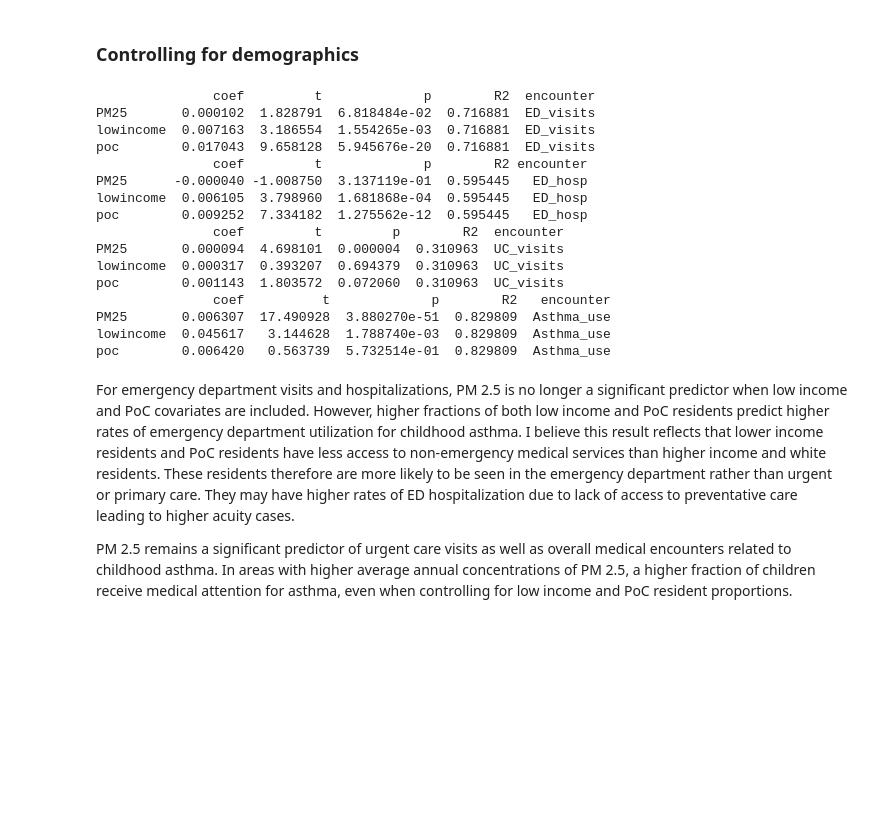
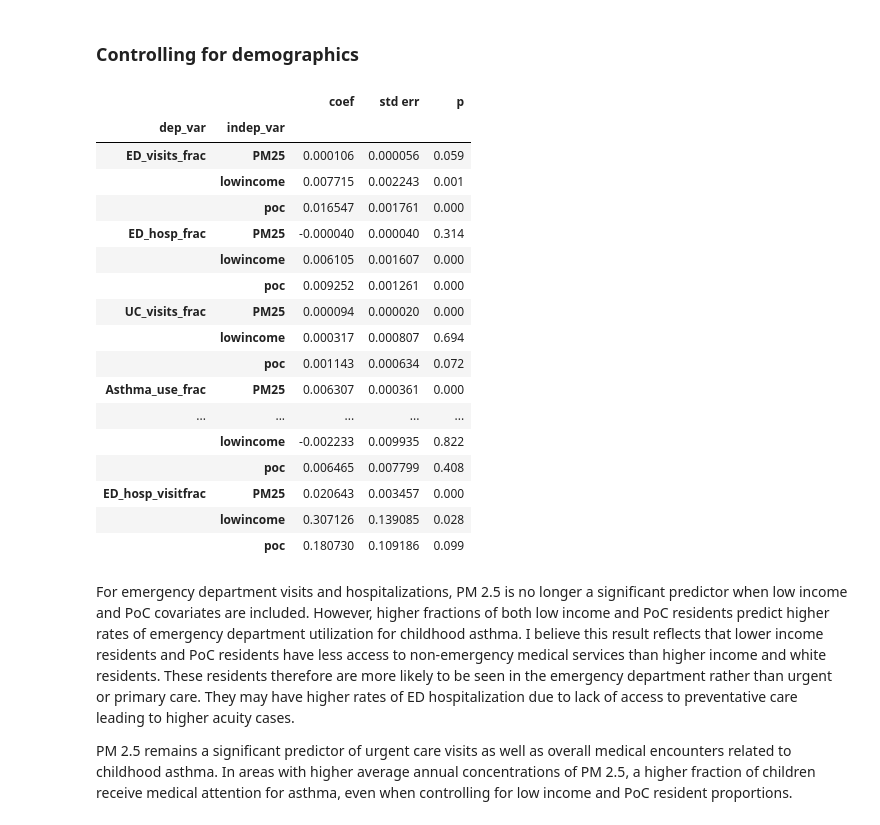
Before and after one commit to eli-goodfriend/air_brain, a Jupyter notebook: notebooks/WIP Asthma vs PM25.ipynb, the cells around one changed output. Cells and saved outputs as stored; diff of their text form; code cells hidden in the pictures; blank space fills up the shorter version.

```diff
--- a/notebooks/WIP Asthma vs PM25.ipynb
+++ b/notebooks/WIP Asthma vs PM25.ipynb
@@ -185,12 +215,3 @@ df_rmout.plot(x="PM25", y="Asthma_use_frac", kind="scatter")
 [figure]
 # %% [markdown]
 ### Without controlling for demographics
-# %%
-# linear regression, predicting asthma encounter fraction using average PM 2.5 concentration as sole predictor
-results = dict()
-for col in ["ED_visits", "ED_hosp", "UC_visits", "Asthma_use"]:
-    mod = sm.OLS(df["{}_frac".format(col)], df[["PM25"]])
-    res = mod.fit()
-    results[col] = {"coef": res.params.iloc[0], "t": res.tvalues.iloc[0], "p": res.pvalues.iloc[0], "R2": res.rsquared}
-res_df = pd.DataFrame(results).transpose()
-res_df
@@ -202,0 +218,8 @@ res_df
+# %%
+# linear regression, predicting asthma encounter fraction using average PM 2.5 concentration as sole predictor
+ols_res = dict()
+for col in dep_vars:
+    mod = sm.OLS(df[col], df[["PM25"]])
+    res = mod.fit()
+    ols_res[col] = res
+ols2df(ols_res)[["coef", "std err", "p"]].style.pipe(p_col_style)
@@ -207,30 +241,32 @@ Do these relationships stand up to controlling for demographic covariates?
 # %% [markdown]
 ### Controlling for demographics
 # %%
-results = []
-for col in ["ED_visits", "ED_hosp", "UC_visits", "Asthma_use"]:
-    mod = sm.OLS(df["{}_frac".format(col)], df[["PM25", "lowincome", "poc"]])
+# linear regression, predicting asthma encounter fraction using average PM 2.5 concentration as well as demographics
+ols_res = dict()
+for col in dep_vars:
+    mod = sm.OLS(df[col], df[["PM25", "lowincome", "poc"]])
     res = mod.fit()
-    res_df = pd.DataFrame({"coef": res.params, "t": res.tvalues, "p": res.pvalues, "R2": res.rsquared})
-    res_df["encounter"] = col
-    print(res_df)
+    ols_res[col] = res
+ols2df(ols_res)[["coef", "std err", "p"]].style.pipe(p_col_style)
 # %% [output]
-               coef         t             p        R2  encounter
-PM25       0.000102  1.828791  6.818484e-02  0.716881  ED_visits
-lowincome  0.007163  3.186554  1.554265e-03  0.716881  ED_visits
-poc        0.017043  9.658128  5.945676e-20  0.716881  ED_visits
-               coef         t             p        R2 encounter
-PM25      -0.000040 -1.008750  3.137119e-01  0.595445   ED_hosp
-lowincome  0.006105  3.798960  1.681868e-04  0.595445   ED_hosp
-poc        0.009252  7.334182  1.275562e-12  0.595445   ED_hosp
-               coef         t         p        R2  encounter
-PM25       0.000094  4.698101  0.000004  0.310963  UC_visits
-lowincome  0.000317  0.393207  0.694379  0.310963  UC_visits
-poc        0.001143  1.803572  0.072060  0.310963  UC_visits
-               coef          t             p        R2   encounter
-PM25       0.006307  17.490928  3.880270e-51  0.829809  Asthma_use
-lowincome  0.045617   3.144628  1.788740e-03  0.829809  Asthma_use
-poc        0.006420   0.563739  5.732514e-01  0.829809  Asthma_use
+|  |  | coef | std err | p |
+| dep_var | indep_var |  |  |  |
+| ED_visits_frac | PM25 | 0.000106 | 0.000056 | 0.059 |
+|  | lowincome | 0.007715 | 0.002243 | 0.001 |
+|  | poc | 0.016547 | 0.001761 | 0.000 |
+| ED_hosp_frac | PM25 | -0.000040 | 0.000040 | 0.314 |
+|  | lowincome | 0.006105 | 0.001607 | 0.000 |
+|  | poc | 0.009252 | 0.001261 | 0.000 |
+| UC_visits_frac | PM25 | 0.000094 | 0.000020 | 0.000 |
+|  | lowincome | 0.000317 | 0.000807 | 0.694 |
+|  | poc | 0.001143 | 0.000634 | 0.072 |
+| Asthma_use_frac | PM25 | 0.006307 | 0.000361 | 0.000 |
+| ... | ... | ... | ... | ... |
+|  | lowincome | -0.002233 | 0.009935 | 0.822 |
+|  | poc | 0.006465 | 0.007799 | 0.408 |
+| ED_hosp_visitfrac | PM25 | 0.020643 | 0.003457 | 0.000 |
+|  | lowincome | 0.307126 | 0.139085 | 0.028 |
+|  | poc | 0.180730 | 0.109186 | 0.099 |
 # %% [markdown]
 For emergency department visits and hospitalizations, PM 2.5 is no longer a significant predictor when low income and PoC covariates are included. However, higher fractions of both low income and PoC residents predict higher rates of emergency department utilization for childhood asthma. I believe this result reflects that lower income residents and PoC residents have less access to non-emergency medical services than higher income and white residents. These residents therefore are more likely to be seen in the emergency department rather than urgent or primary care. They may have higher rates of ED hospitalization due to lack of access to preventative care leading to higher acuity cases.
 
```
Also changed, not shown: parts of 19 cells of this notebook, 1 other file.
